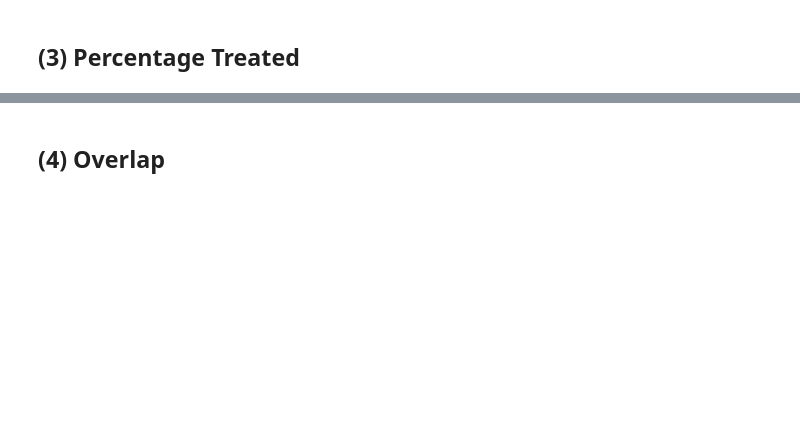
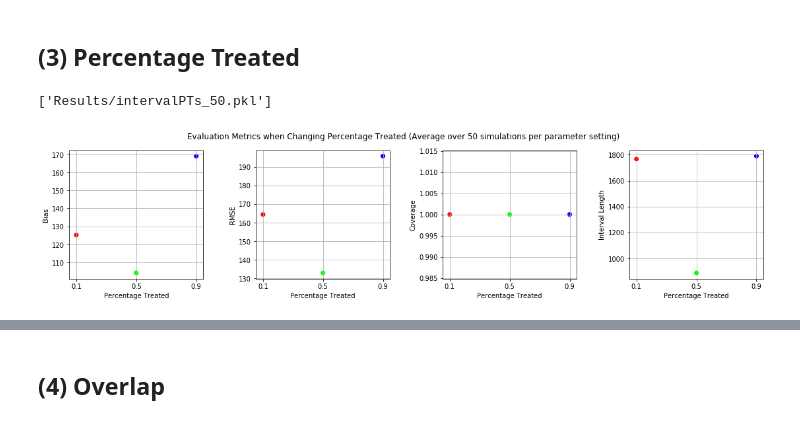
Before and after one commit to mbronckers/ecma_project, a Jupyter notebook: section2_dustin.ipynb, the cells around one changed output, grey strips where cells are left out. Saved outputs shown, nothing was run; the diff lists cells and outputs as text; code cells hidden in the pictures; blank space fills up the shorter version.

```diff
--- a/section2_dustin.ipynb
+++ b/section2_dustin.ipynb
@@ -399,29 +408,39 @@ joblib.dump(intervalPTs, 'Results/intervalPTs.pkl')
+# %%
+joblib.dump(biasPTs, 'Results/biasPTs_{}.pkl'.format(K))
+joblib.dump(rmsePTs, 'Results/rmsePTs_{}.pkl'.format(K))
+joblib.dump(coveragePTs, 'Results/coveragePTs_{}.pkl'.format(K))
+joblib.dump(intervalPTs, 'Results/intervalPTs_{}.pkl'.format(K))
+# %% [output]
+['Results/intervalPTs_50.pkl']
+# %%
+K = 50
+biasPTs = joblib.load('Results/biasPTs_{}.pkl'.format(K))
+rmsePTs = joblib.load('Results/rmsePTs_{}.pkl'.format(K))
+coveragePTs = joblib.load('Results/coveragePTs_{}.pkl'.format(K))
+intervalPTs = joblib.load('Results/intervalPTs_{}.pkl'.format(K))
 # %%
-biasPTs = joblib.load('Results/biasPTs.pkl')
-rmsePTs = joblib.load('Results/rmsePTs.pkl')
-coveragePTs = joblib.load('Results/coveragePTs.pkl')
-intervalPTs = joblib.load('Results/intervalPTs.pkl')
-
 xPTs = list(map(str, percentTreats))
 cPTs = np.array([[255, 0, 0], [0, 255, 0], [0, 0, 255]])
 fig, axs = plt.subplots(1, 4, figsize=(16, 4), sharey=False)
 
 axs[0].scatter(xPTs, biasPTs, c=cPTs/255)
 axs[0].set(xlabel='Percentage Treated', ylabel='Bias')
 axs[0].grid()
 axs[1].scatter(xPTs, rmsePTs, c=cPTs/255)
 axs[1].set(xlabel='Percentage Treated', ylabel='RMSE')
 axs[1].grid()
 axs[2].scatter(xPTs, coveragePTs, c=cPTs/255)
 axs[2].set(xlabel='Percentage Treated', ylabel='Coverage')
 axs[2].grid()
 axs[3].scatter(xPTs, intervalPTs, c=cPTs/255)
 axs[3].set(xlabel='Percentage Treated', ylabel='Interval Length')
 axs[3].grid()
 
-fig.suptitle('Evaluation Metrics when Changing Percentage Treated (Average over ' + str(k) + ' simulations per parameter setting)')
+fig.suptitle('Evaluation Metrics when Changing Percentage Treated (Average over ' + str(K) + ' simulations per parameter setting)')
 fig.tight_layout(pad=3.0)
 plt.show()
+# %% [output]
+[figure, added]
 # %%
 data = {'Bias':biasPTs, 'RMSE':rmsePTs, 'Coverage':coveragePTs, 'Interval Length':intervalPTs}
 tablePTs = pd.DataFrame(data=data, index=xPTs)
```
Also changed, not shown: parts of 33 cells of this notebook, 31 other files.
